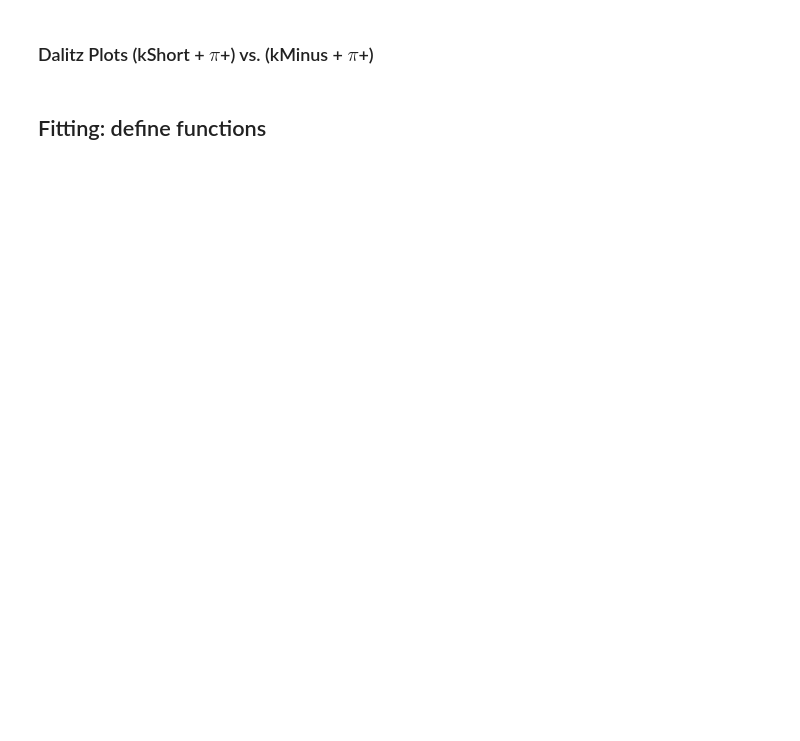
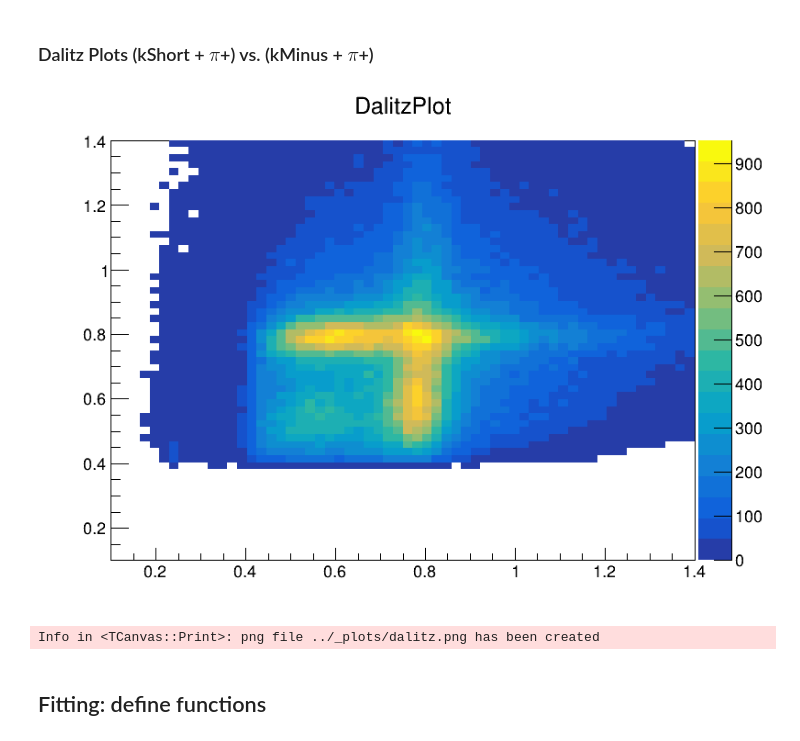
Before and after one commit to dancbart/gluex, a Jupyter notebook: analysis/KKpi_flat_bx2_analysis.ipynb, the cells around one changed output. Drawn from its saved outputs; the diff is of its cells as text; code cells hidden in the pictures; blank space fills up the shorter version.

```diff
--- a/analysis/KKpi_flat_bx2_analysis.ipynb
+++ b/analysis/KKpi_flat_bx2_analysis.ipynb
@@ -308,32 +124,29 @@ plotting(dfKKpi)
 # %%
 from IPython.display import Image, display
 
 def dalitzPlot(df):
 
     ######## APPLY CUTS ########
-    filtered_df = dfKKpi[pathlength_sig & select_KKpi]
+    dfFiltered = df.Filter(pathlength_sig).Filter(select_KKpi)
     ############################
 
-    # Create 2D histogram (Dalitz plot) of: kShort + pip1 (Can be charged K*) vs kMinus + pip1 (Can be neutral K*)
-    h2 = ROOT.TH2F("h2", "Dalitz Plot; kMinus + pip1 (GeV); kShort + pip1 (GeV)", 60, 0.4, 1.4, 60, 0.4, 1.4)
-    # Fill the histogram
-    for i in range(len(filtered_df['kmpip1_E'])):
-        h2.Fill(filtered_df['kmpip1_m'].iloc[i], filtered_df['kspip1_m'].iloc[i])
+    h2 = dfFiltered.Histo2D(('DalitzPlot', 'DalitzPlot', 60, 0.1, 1.4, 60, 0.1, 1.4), 'kspip1_m2', 'kmpip1_m2')
+    canvas = ROOT.TCanvas("c", "c", 800, 600)
     h2.SetStats(False)
-
-    # Create Canvas
-    canvas = ROOT.TCanvas("c", "c", 800, 600)
     h2.Draw("colz")
     canvas.Update()
 
-    img_path = "../_plots/dalitz.png"
+    img_path = "../_plots/_dalitzTEST.png"
     canvas.SaveAs(img_path)
     canvas.Close()
 
     # Display the saved image
     display(Image(filename=img_path))
 
 dalitzPlot(dfKKpi)
+# %% [output]
+[figure, added]
+Info in <TCanvas::Print>: png file ../_plots/dalitz.png has been created
 # %% [markdown]
 ## Fitting: define functions
 # %%
```
Also changed, not shown: parts of 9 cells of this notebook.
